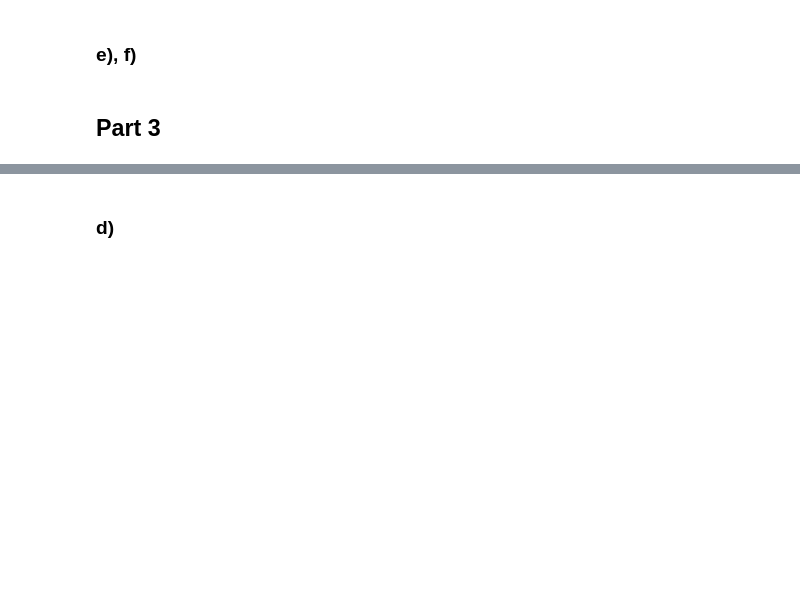
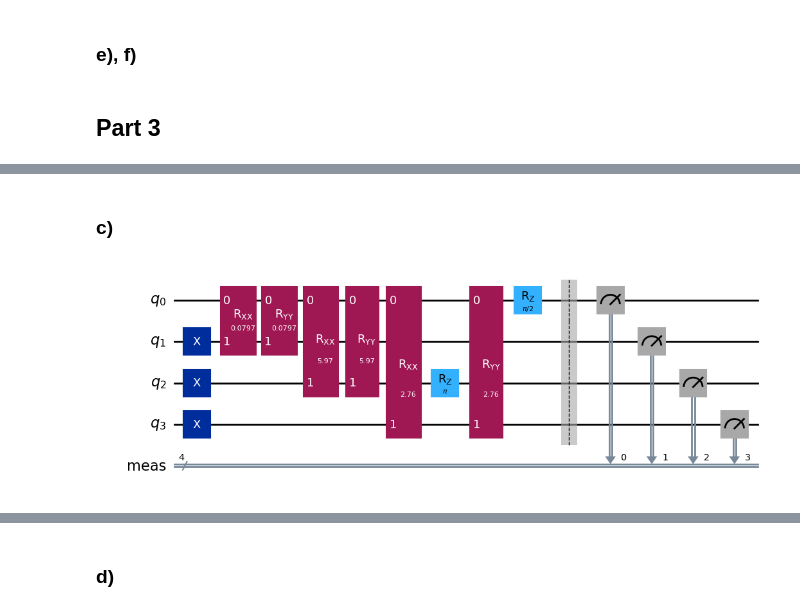
Before and after one commit to Waterbird20/QuantumChallenge, a Jupyter notebook: Prob3/src/prob3.ipynb, the cells around one changed output, grey strips where cells are left out. Drawn from its saved outputs; the diff is of its cells as text; code cells hidden in the pictures; blank space fills up the shorter version.

```diff
--- a/Prob3/src/prob3.ipynb
+++ b/Prob3/src/prob3.ipynb
@@ -527,0 +555,8 @@ QAOASimulator.circuit(sol.x).draw("mpl")
+# %% [markdown]
+### c)
+# %%
+circ2 =  H_sg.circuit(parameter)
+circ2.measure_all()
+circ2.draw("mpl")
+# %% [output]
+[figure, added]
```
Also changed, not shown: parts of 13 cells of this notebook, 32 other files.
